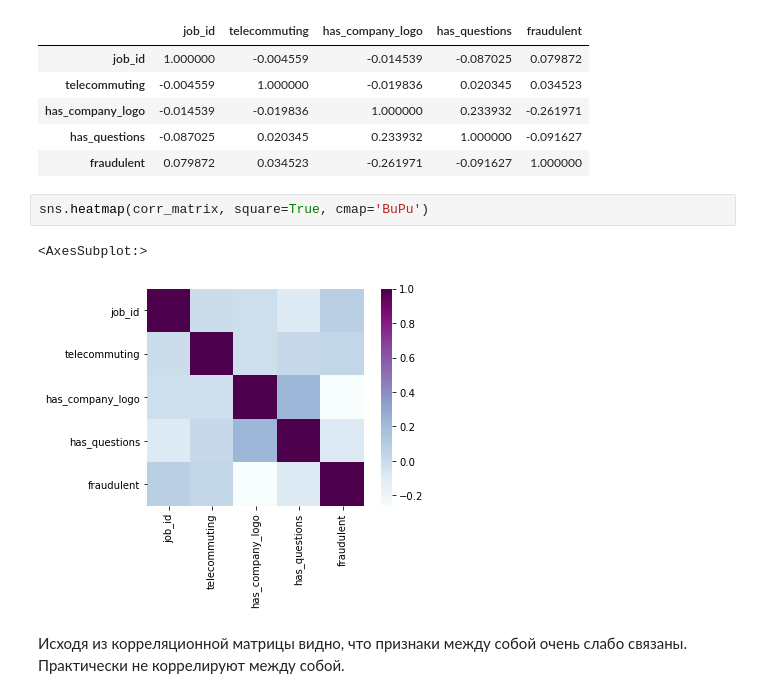
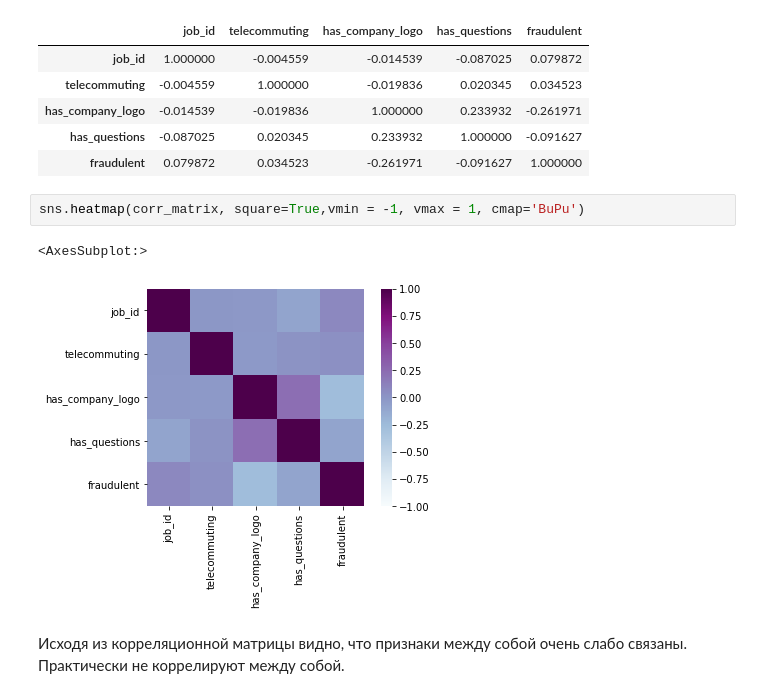
Before and after one commit to Sirotin-D/MachineLearning, a Jupyter notebook: ML_Lab_1.ipynb, the cells around one changed output. Cells and saved outputs as stored; diff of their text form.

```diff
--- a/ML_Lab_1.ipynb
+++ b/ML_Lab_1.ipynb
@@ -136,10 +136,10 @@ corr_matrix
 | has_questions | -0.087025 | 0.020345 | 0.233932 | 1.000000 | -0.091627 |
 | fraudulent | 0.079872 | 0.034523 | -0.261971 | -0.091627 | 1.000000 |
 # %%
-sns.heatmap(corr_matrix, square=True, cmap='BuPu')
+sns.heatmap(corr_matrix, square=True,vmin = -1, vmax = 1, cmap='BuPu')
 # %% [output]
 <AxesSubplot:>
-[figure, old version]
+[figure, new version]
 # %% [markdown]
 Исходя из корреляционной матрицы видно, что признаки между собой очень слабо связаны. Практически не коррелируют между собой.
 # %% [markdown]
```
Also changed, not shown: parts of 4 cells of this notebook.
